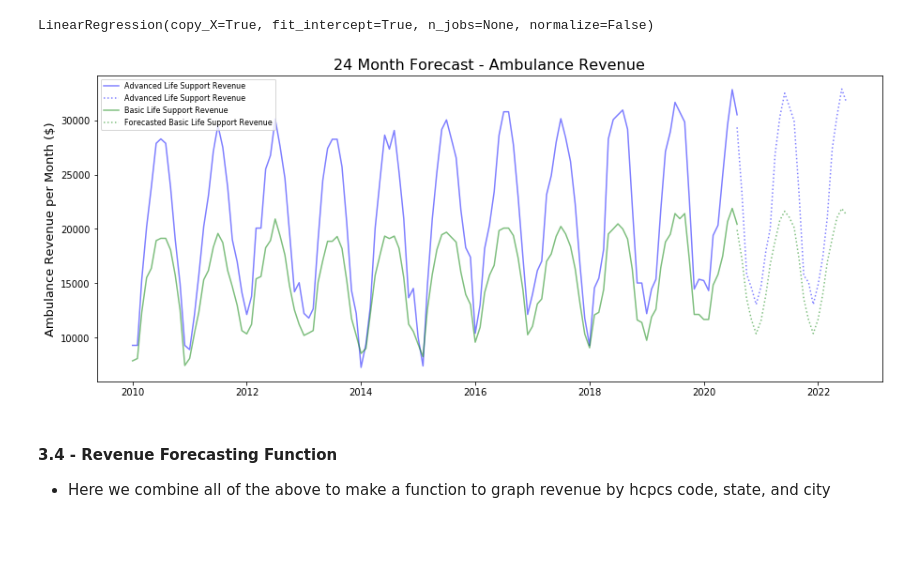
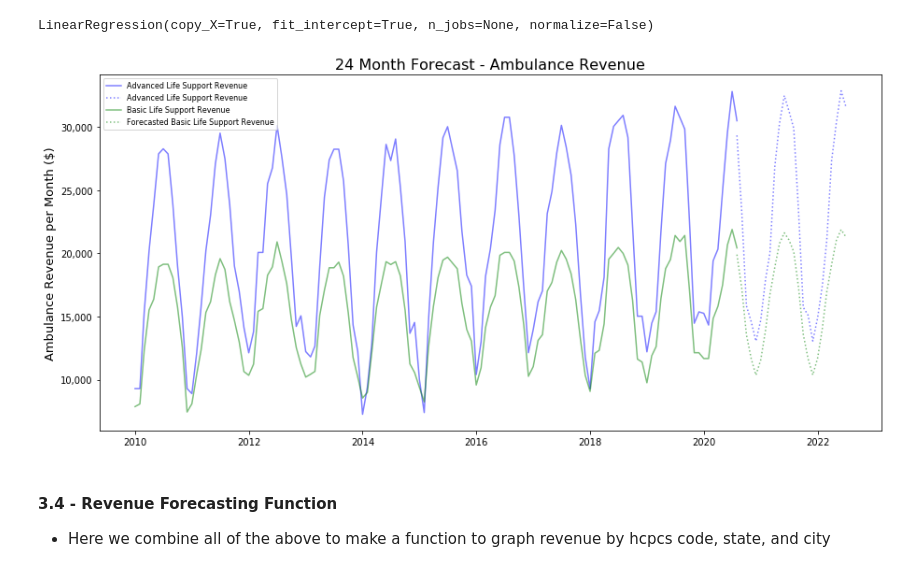
Before and after one commit to Data-Science-Link/Call_the_Ambulance, a Jupyter notebook: _Ambulance_Fee_Schedule_Analysis.ipynb, the cells around one changed output. Saved outputs shown, nothing was run; the diff lists cells and outputs as text; code cells hidden in the pictures; blank space fills up the shorter version.

```diff
--- a/_Ambulance_Fee_Schedule_Analysis.ipynb
+++ b/_Ambulance_Fee_Schedule_Analysis.ipynb
@@ -865,35 +865,39 @@ df_fee_lookup = pd.DataFrame({'year': X_pred.values.flatten(), 'Fee': ALS_lm.pre
 ALS_df_forecast['Fee']=ALS_df_forecast['year'].apply(lambda x: ALS_fee_grabber(x) if x <=2020 else df_fee_lookup.loc[df_fee_lookup['year']==x]['Fee'].values[0])
 # Create new column with revenue
 ALS_df_forecast['Rev'] = (ALS_df_forecast['ALS Rides'] * ALS_df_forecast['Fee']).round()
 
 # Modify forecast to be in correct format for plotting
 BLS_df_forecast = BLS_fitted_series.reset_index()
 BLS_df_forecast.index = pd.to_datetime(BLS_df_forecast['index'], format='%Y-%m-%d')
 BLS_df_forecast['index'] = BLS_df_forecast.index.year
 BLS_df_forecast.columns = ['year', 'BLS Rides']
 BLS_df_forecast['Fee'] = 0.0
 df_fee_lookup = pd.DataFrame({'year': X_pred.values.flatten(), 'Fee': BLS_lm.predict(X_pred)})
 # Lookup the predicted fees from the linear regression
 BLS_df_forecast['Fee']=BLS_df_forecast['year'].apply(lambda x: BLS_fee_grabber(x) if x <=2020 else df_fee_lookup.loc[df_fee_lookup['year']==x]['Fee'].values[0])
 # Create new column with revenue
 BLS_df_forecast['Rev'] = (BLS_df_forecast['BLS Rides'] * BLS_df_forecast['Fee']).round()
 
 # Create revenue figure instance
-fig, ax = plt.subplots(figsize=(15,6))
+fig, ax = plt.subplots(figsize=(15,7))
+
+# Add commas to revenue y axis
+import matplotlib
+ax.get_yaxis().set_major_formatter(matplotlib.ticker.FuncFormatter(lambda x, p: format(int(x), ',')))
 
 # Plot
 plt.plot(df_rides['ALS_Rev'], color='b', alpha=0.5, label='Advanced Life Support Revenue')
 plt.plot(ALS_df_forecast['Rev'], color='b', alpha=0.5, linestyle=':', label='Advanced Life Support Revenue')
 plt.plot(df_rides['BLS_Rev'], color='g', alpha=0.5, label='Basic Life Support Revenue')
 plt.plot(BLS_df_forecast['Rev'], color='g', alpha=0.5, linestyle=':', label='Forecasted Basic Life Support Revenue')
 
 # Format plot
 plt.ylabel('Ambulance Revenue per Month ($)', fontsize=MEDIUM_SIZE)
 plt.legend(loc=2, prop={'size': 8})
 plt.title(f'{n_periods} Month Forecast - Ambulance Revenue', fontsize=BIGGER_SIZE)
 plt.show()
 # %% [output]
-[figure, old version]
+[figure, new version]
 # %% [markdown]
 #### 3.4 - Revenue Forecasting Function<a class="anchor" id="business_app_rev_3_4"></a>
 * Here we combine all of the above to make a function to graph revenue by hcpcs code, state, and city
```
Also changed, not shown: parts of 8 cells of this notebook.
